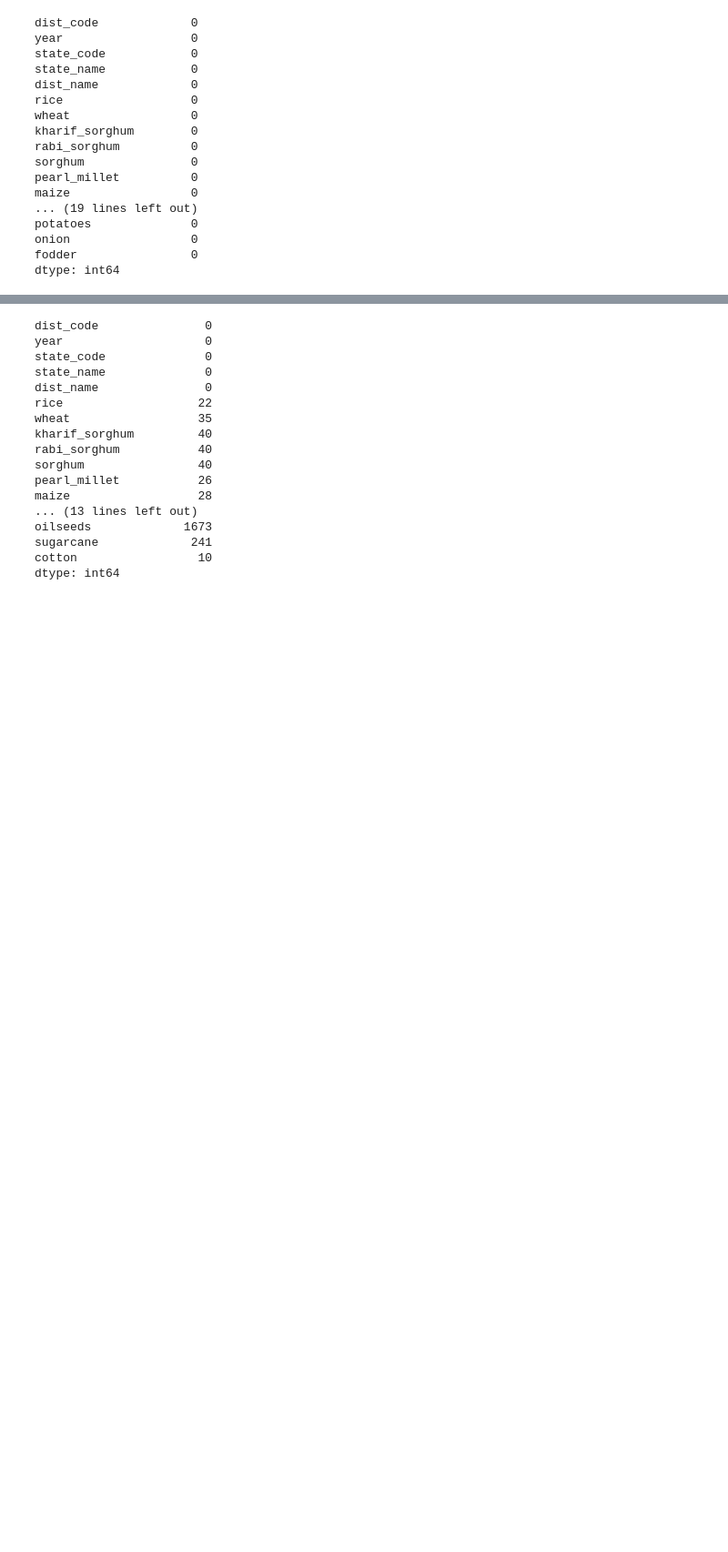
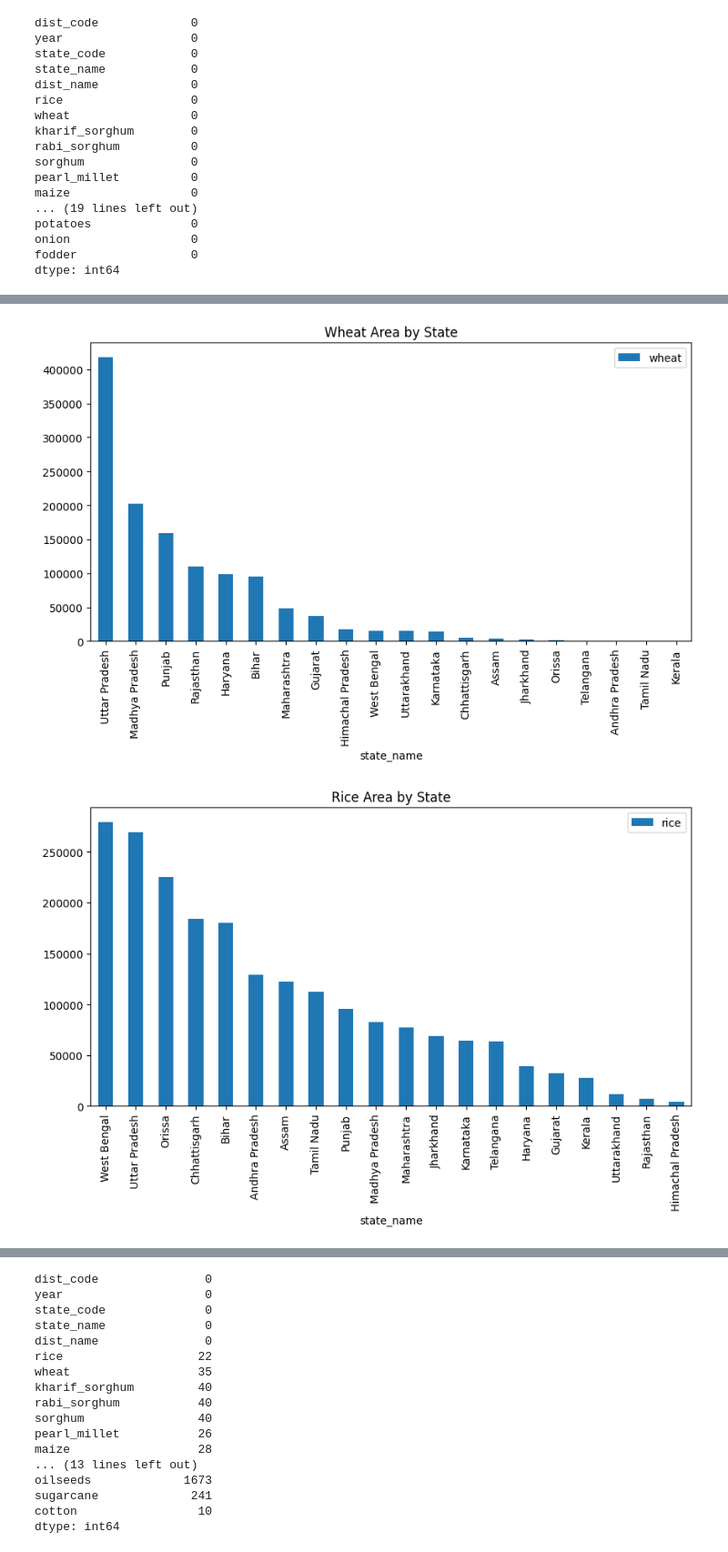
Before and after one commit to krisv8/AgriData-Explorer, a Jupyter notebook: Project_Agri.ipynb, the cells around one changed output, grey strips where cells are left out. Shown at 91% size. Drawn from its saved outputs; the diff is of its cells as text; code cells hidden in the pictures; blank space fills up the shorter version.

```diff
--- a/Project_Agri.ipynb
+++ b/Project_Agri.ipynb
@@ -102,3 +127,14 @@ Area_tb.to_csv("Area.csv",index=0)
+# %%
+#Show summary of Area for Wheat and Rice by state
+Area_tb_wheat = Area_tb.groupby('state_name').sum().filter(like='wheat', axis=1).sort_values(by='wheat', ascending=False)
+Area_tb_rice = Area_tb.groupby('state_name').sum().filter(like='rice', axis=1).sort_values(by='rice', ascending=False)
+
+Area_tb_wheat.plot(kind='bar', figsize=(10, 5), title='Wheat Area by State')
+Area_tb_rice.plot(kind='bar', figsize=(10, 5), title='Rice Area by State')
+plt.show()
+# %% [output]
+[figure, added]
+[figure, added]
 # %%
 Prod_tb
 # %% [output]
```
Also changed, not shown: parts of 13 cells of this notebook, 2 other files.
